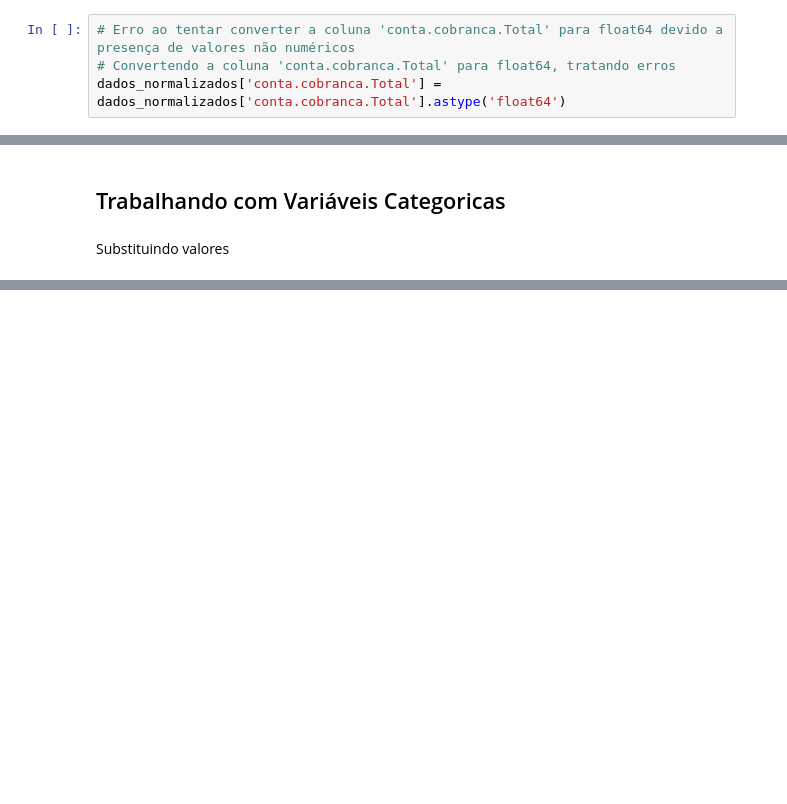
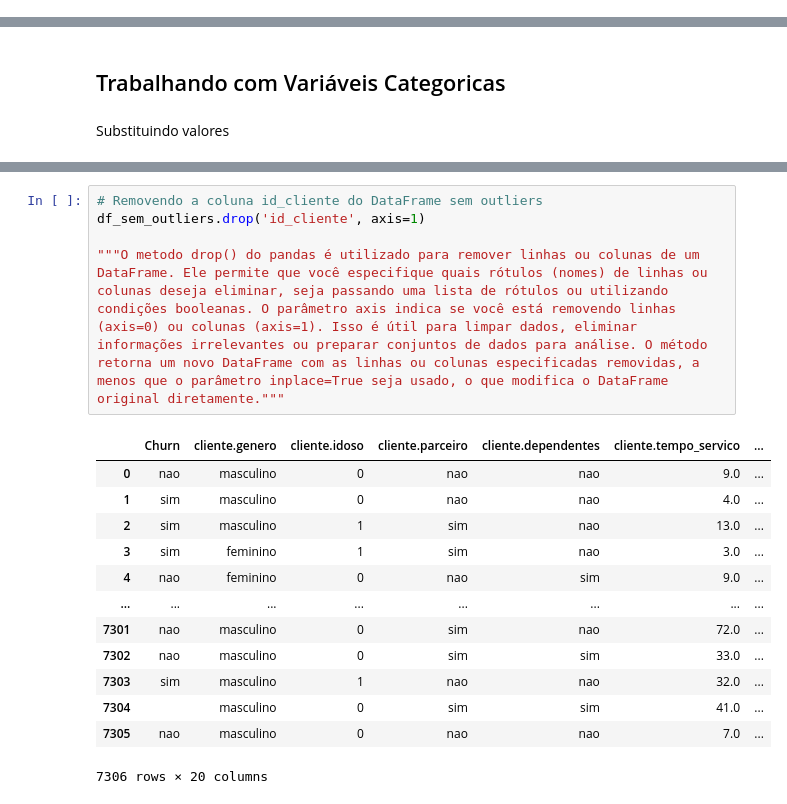
Before and after one commit to Iltonns/Estudo-e-Projetos-Alura, a Jupyter notebook: Python para Data Sciense/Pandas/Limpeza e tratamento de dados/Limpeza e tratamento de dados.ipynb, the cells around one changed output, grey strips where cells are left out. Saved outputs shown, nothing was run; the diff lists cells and outputs as text; blank space fills up the shorter version.

```diff
--- a/Python para Data Sciense/Pandas/Limpeza e tratamento de dados/Limpeza e tratamento de dados.ipynb
+++ b/Python para Data Sciense/Pandas/Limpeza e tratamento de dados/Limpeza e tratamento de dados.ipynb
@@ -83,7 +83,3 @@ Data columns (total 21 columns):
  20  conta.cobranca.Total           7328 non-null   object
 dtypes: float64(2), int64(1), object(18)
 memory usage: 1.2+ MB
-# %%
-# Erro ao tentar converter a coluna 'conta.cobranca.Total' para float64 devido a presença de valores não numéricos
-# Convertendo a coluna 'conta.cobranca.Total' para float64, tratando erros
-dados_normalizados['conta.cobranca.Total'] = dados_normalizados['conta.cobranca.Total'].astype('float64')
@@ -771,0 +788,19 @@ df_sem_outliers
+# %%
+# Removendo a coluna id_cliente do DataFrame sem outliers
+df_sem_outliers.drop('id_cliente', axis=1)
+
+"""O metodo drop() do pandas é utilizado para remover linhas ou colunas de um DataFrame. Ele permite que você especifique quais rótulos (nomes) de linhas ou colunas deseja eliminar, seja passando uma lista de rótulos ou utilizando condições booleanas. O parâmetro axis indica se você está removendo linhas (axis=0) ou colunas (axis=1). Isso é útil para limpar dados, eliminar informações irrelevantes ou preparar conjuntos de dados para análise. O método retorna um novo DataFrame com as linhas ou colunas especificadas removidas, a menos que o parâmetro inplace=True seja usado, o que modifica o DataFrame original diretamente."""
+# %% [output]
+|  | Churn | cliente.genero | cliente.idoso | cliente.parceiro | cliente.dependentes | cliente.tempo_servico | ... |
+| 0 | nao | masculino | 0 | nao | nao | 9.0 | ... |
+| 1 | sim | masculino | 0 | nao | nao | 4.0 | ... |
+| 2 | sim | masculino | 1 | sim | nao | 13.0 | ... |
+| 3 | sim | feminino | 1 | sim | nao | 3.0 | ... |
+| 4 | nao | feminino | 0 | nao | sim | 9.0 | ... |
+| ... | ... | ... | ... | ... | ... | ... | ... |
+| 7301 | nao | masculino | 0 | sim | nao | 72.0 | ... |
+| 7302 | nao | masculino | 0 | sim | sim | 33.0 | ... |
+| 7303 | sim | masculino | 1 | nao | nao | 32.0 | ... |
+| 7304 |  | masculino | 0 | sim | sim | 41.0 | ... |
+| 7305 | nao | masculino | 0 | nao | nao | 7.0 | ... |
+7306 rows × 20 columns
```
Also changed, not shown: parts of 26 cells of this notebook.
